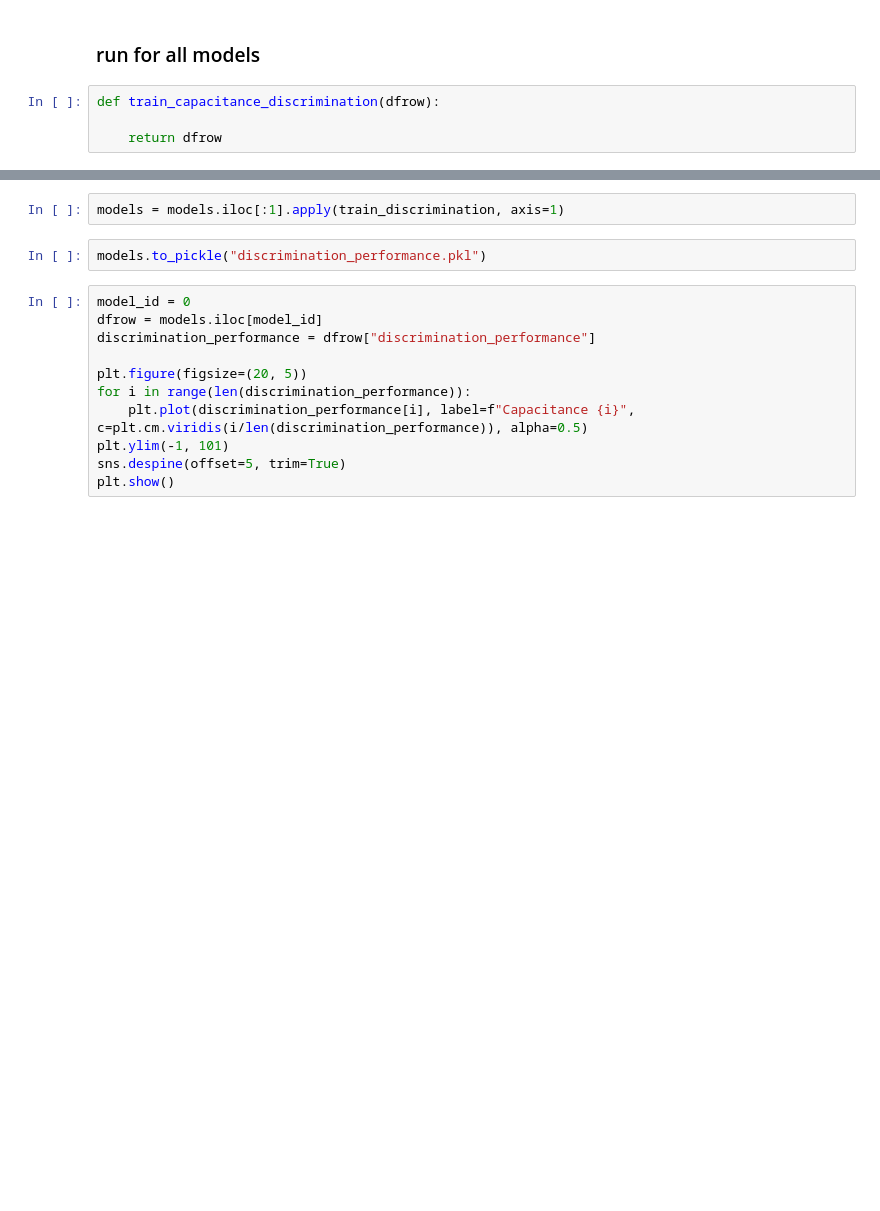
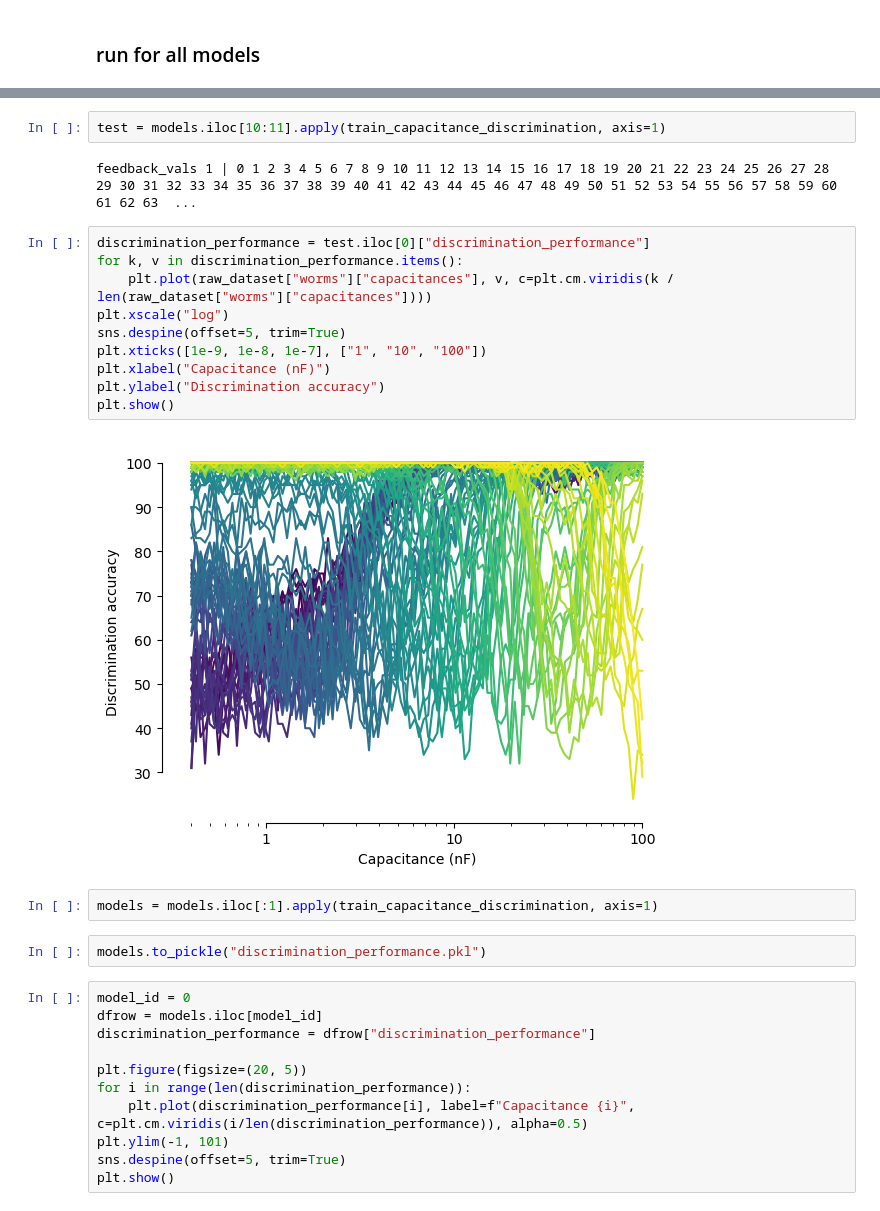
Before and after one commit to DenisTurcu/efish-characterization, a Jupyter notebook: paper-reviews-replies/discrimination-task-capacitance.ipynb, the cells around one changed output, grey strips where cells are left out. Saved outputs shown, nothing was run; the diff lists cells and outputs as text; blank space fills up the shorter version.

Commit message:
discrimination task run for capacitance sensitivity

```diff
--- a/paper-reviews-replies/discrimination-task-capacitance.ipynb
+++ b/paper-reviews-replies/discrimination-task-capacitance.ipynb
@@ -274,6 +240,2 @@ plt.show()
 # %% [markdown]
 ### run for all models
-# %%
-def train_capacitance_discrimination(dfrow):
-
-    return dfrow
@@ -329,5 +308,21 @@ def train_discrimination(
+# %%
+test = models.iloc[10:11].apply(train_capacitance_discrimination, axis=1)
+# %% [output]
+feedback_vals 1 | 0 1 2 3 4 5 6 7 8 9 10 11 12 13 14 15 16 17 18 19 20 21 22 23 24 25 26 27 28 29 30 31 32 33 34 35 36 37 38 39 40 41 42 43 44 45 46 47 48 49 50 51 52 53 54 55 56 57 58 59 60 61 62 63  ...
+# %%
+discrimination_performance = test.iloc[0]["discrimination_performance"]
+for k, v in discrimination_performance.items():
+    plt.plot(raw_dataset["worms"]["capacitances"], v, c=plt.cm.viridis(k / len(raw_dataset["worms"]["capacitances"])))
+plt.xscale("log")
+sns.despine(offset=5, trim=True)
+plt.xticks([1e-9, 1e-8, 1e-7], ["1", "10", "100"])
+plt.xlabel("Capacitance (nF)")
+plt.ylabel("Discrimination accuracy")
+plt.show()
+# %% [output]
+[figure, added]
 # %%
-models = models.iloc[:1].apply(train_discrimination, axis=1)
+models = models.iloc[:1].apply(train_capacitance_discrimination, axis=1)
 # %%
 models.to_pickle("discrimination_performance.pkl")
 # %%
```
Also changed, not shown: parts of 10 cells of this notebook, 1 other file.
